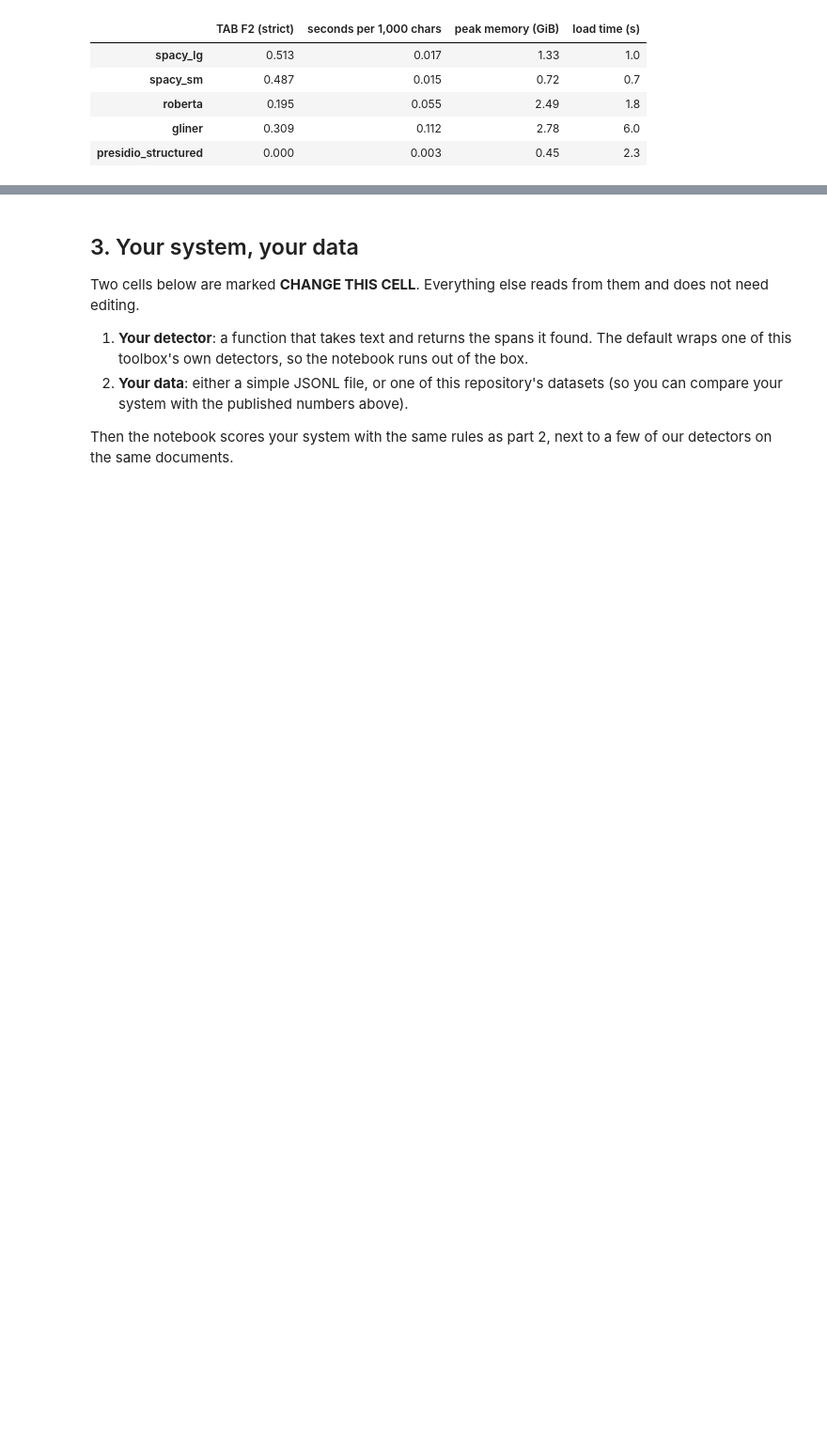
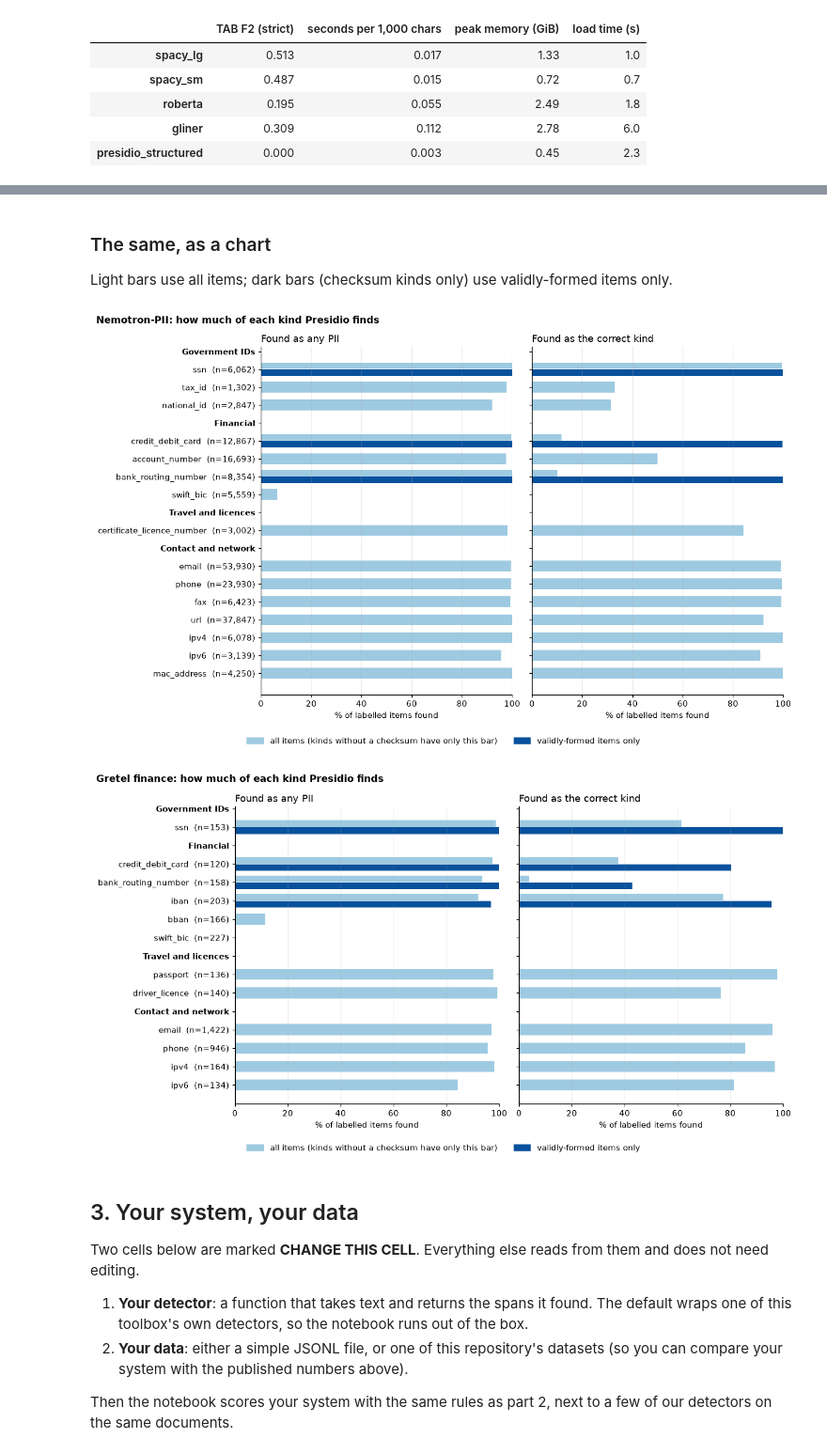
Before and after one commit to TextLayer-Sandbox/pii-toolbox, a Jupyter notebook: notebooks/results.ipynb, the cells around one changed output, grey strips where cells are left out. Shown at 94% size. Drawn from its saved outputs; the diff is of its cells as text; code cells hidden in the pictures; blank space fills up the shorter version.

Commit message:
structured pii evaluation

```diff
--- a/notebooks/results.ipynb
+++ b/notebooks/results.ipynb
@@ -376,3 +443,56 @@ pd.DataFrame(
+# %% [markdown]
+### The same, as a chart
+
+Light bars use all items; dark bars (checksum kinds only) use validly-formed items only.
+# %%
+from matplotlib.patches import Patch
+
+STRUCTURED_COLORS = {"all": "#9ecae1", "valid": "#08519c"}
+
+for name, result in structured.items():
+    kinds_stats = result["overall"]["kinds"]
+    rows = []
+    for group in result["overall"]["groups"]:
+        group_kinds = [kind for kind, stats in kinds_stats.items() if stats["group"] == group and stats["items"]]
+        if group_kinds:
+            rows += [("header", group)] + [("kind", kind) for kind in group_kinds]
+
+    fig, axes = plt.subplots(1, 2, figsize=(12, 0.3 * len(rows) + 1.8), sharey=True)
+    for ax, (title, key) in zip(axes, [("Found as any PII", "any"), ("Found as the correct kind", "correct")]):
+        for y, (role, label) in enumerate(rows):
+            if role != "kind":
+                continue
+            stats = kinds_stats[label]
+            if stats["has_checksum"]:
+                ax.barh(y - 0.19, 100 * stats[f"{key}_rate_all"], height=0.36, color=STRUCTURED_COLORS["all"])
+                ax.barh(y + 0.19, 100 * stats[f"{key}_rate_valid"], height=0.36, color=STRUCTURED_COLORS["valid"])
+            else:
+                ax.barh(y, 100 * stats[f"{key}_rate_all"], height=0.6, color=STRUCTURED_COLORS["all"])
+        ax.set_xlim(0, 100)
+        ax.set_xlabel("% of labelled items found")
+        ax.set_title(title, loc="left")
+        ax.grid(axis="y", visible=False)
+    axes[0].set_yticks(range(len(rows)))
+    axes[0].set_yticklabels([
+        label if role == "header" else f"{label}  (n={kinds_stats[label]['items']:,})" for role, label in rows
+    ])
+    for tick, (role, _) in zip(axes[0].get_yticklabels(), rows):
+        if role == "header":
+            tick.set_fontweight("bold")
+    axes[0].invert_yaxis()
+    fig.legend(
+        handles=[
+            Patch(color=STRUCTURED_COLORS["all"], label="all items (kinds without a checksum have only this bar)"),
+            Patch(color=STRUCTURED_COLORS["valid"], label="validly-formed items only"),
+        ],
+        loc="lower center", ncol=2, frameon=False,
+    )
+    fig.suptitle(f"{STRUCTURED_DATASETS[name]}: how much of each kind Presidio finds", x=0.01, ha="left", fontweight="bold")
+    plt.tight_layout(rect=(0, 0.05, 1, 1))
+    plt.show()
+# %% [output]
+[figure, added]
+[figure, added]
 # %% [markdown]
 ## 3. Your system, your data
 
```
Also changed, not shown: parts of 4 cells of this notebook, 11 other files.
